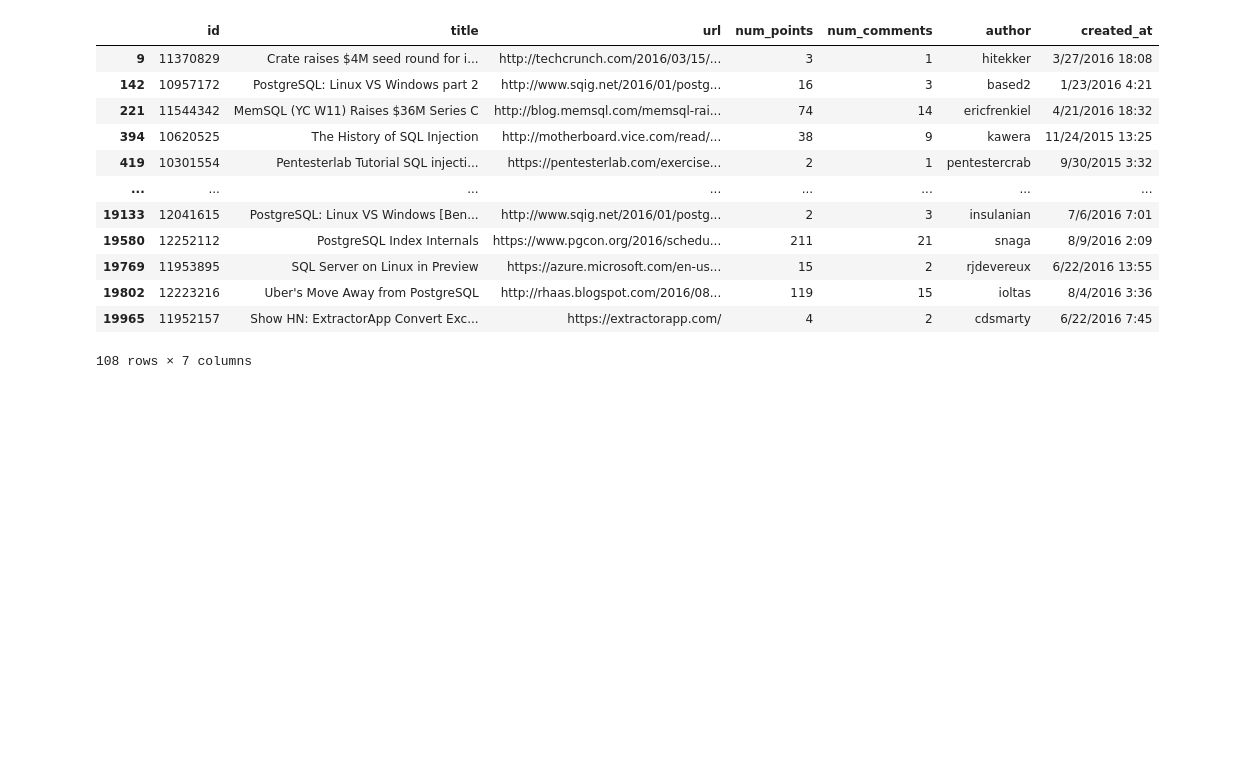
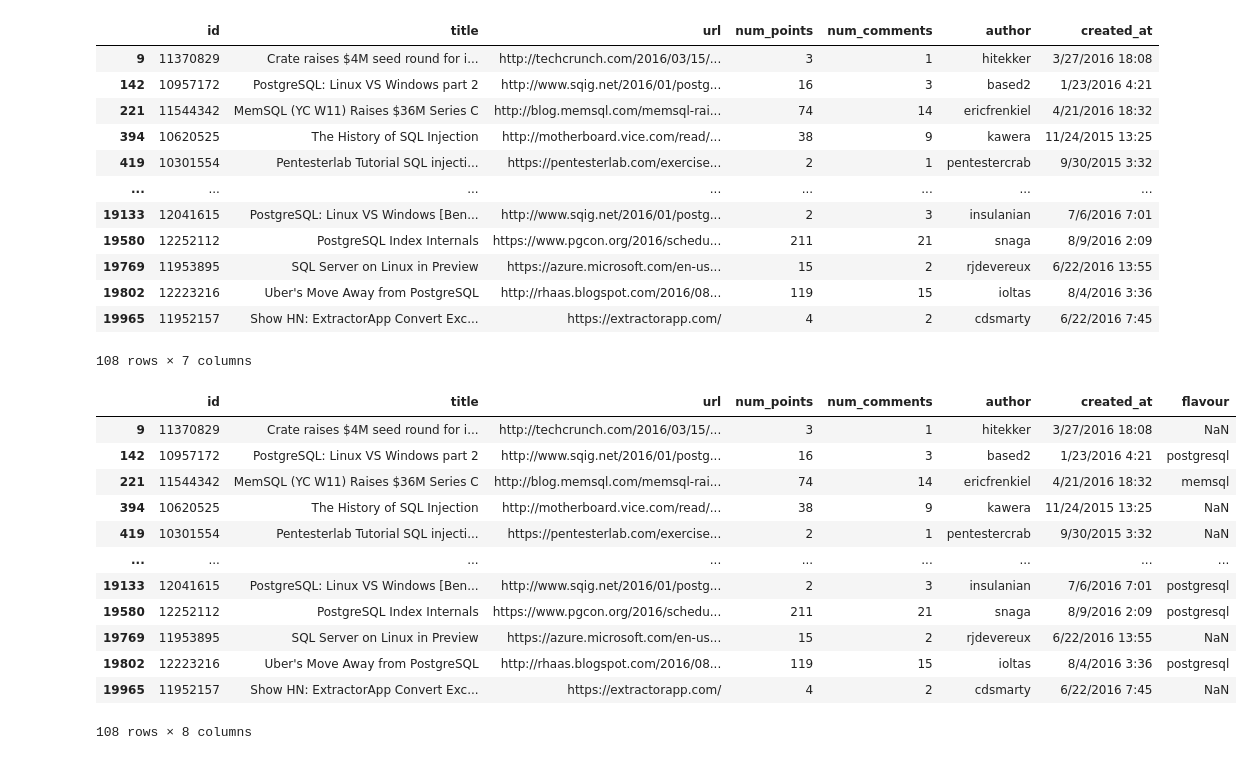
Before and after one commit to mikedonnici/dev, a Jupyter notebook: datasci/dataquest/python/regex-advanced.ipynb, the cells around one changed output. Drawn from its saved outputs; the diff is of its cells as text; code cells hidden in the pictures; blank space fills up the shorter version.

```diff
--- a/datasci/dataquest/python/regex-advanced.ipynb
+++ b/datasci/dataquest/python/regex-advanced.ipynb
@@ -34,3 +34,23 @@ hn_sql
 | 19802 | 12223216 | Uber's Move Away from PostgreSQL | http://rhaas.blogspot.com/2016/08... | 119 | 15 | ioltas | 8/4/2016 3:36 |
 | 19965 | 11952157 | Show HN: ExtractorApp Convert Exc... | https://extractorapp.com/ | 4 | 2 | cdsmarty | 6/22/2016 7:45 |
 108 rows × 7 columns
+# %%
+# Create columns with SQL flavour, lowercase to avoid duplicates
+pattern = r"(\w+sql)"
+flavours = hn_sql["title"].str.lower().str.extract(pattern, flags=re.I)
+hn_sql["flavour"] = flavours
+hn_sql
+# %% [output]
+|  | id | title | url | num_points | num_comments | author | created_at | flavour |
+| 9 | 11370829 | Crate raises $4M seed round for i... | http://techcrunch.com/2016/03/15/... | 3 | 1 | hitekker | 3/27/2016 18:08 | NaN |
+| 142 | 10957172 | PostgreSQL: Linux VS Windows part 2 | http://www.sqig.net/2016/01/postg... | 16 | 3 | based2 | 1/23/2016 4:21 | postgresql |
+| 221 | 11544342 | MemSQL (YC W11) Raises $36M Series C | http://blog.memsql.com/memsql-rai... | 74 | 14 | ericfrenkiel | 4/21/2016 18:32 | memsql |
+| 394 | 10620525 | The History of SQL Injection | http://motherboard.vice.com/read/... | 38 | 9 | kawera | 11/24/2015 13:25 | NaN |
+| 419 | 10301554 | Pentesterlab Tutorial SQL injecti... | https://pentesterlab.com/exercise... | 2 | 1 | pentestercrab | 9/30/2015 3:32 | NaN |
+| ... | ... | ... | ... | ... | ... | ... | ... | ... |
+| 19133 | 12041615 | PostgreSQL: Linux VS Windows [Ben... | http://www.sqig.net/2016/01/postg... | 2 | 3 | insulanian | 7/6/2016 7:01 | postgresql |
+| 19580 | 12252112 | PostgreSQL Index Internals | https://www.pgcon.org/2016/schedu... | 211 | 21 | snaga | 8/9/2016 2:09 | postgresql |
+| 19769 | 11953895 | SQL Server on Linux in Preview | https://azure.microsoft.com/en-us... | 15 | 2 | rjdevereux | 6/22/2016 13:55 | NaN |
+| 19802 | 12223216 | Uber's Move Away from PostgreSQL | http://rhaas.blogspot.com/2016/08... | 119 | 15 | ioltas | 8/4/2016 3:36 | postgresql |
+| 19965 | 11952157 | Show HN: ExtractorApp Convert Exc... | https://extractorapp.com/ | 4 | 2 | cdsmarty | 6/22/2016 7:45 | NaN |
+108 rows × 8 columns
```
Also changed, not shown: parts of 19 cells of this notebook, 6 other files.
